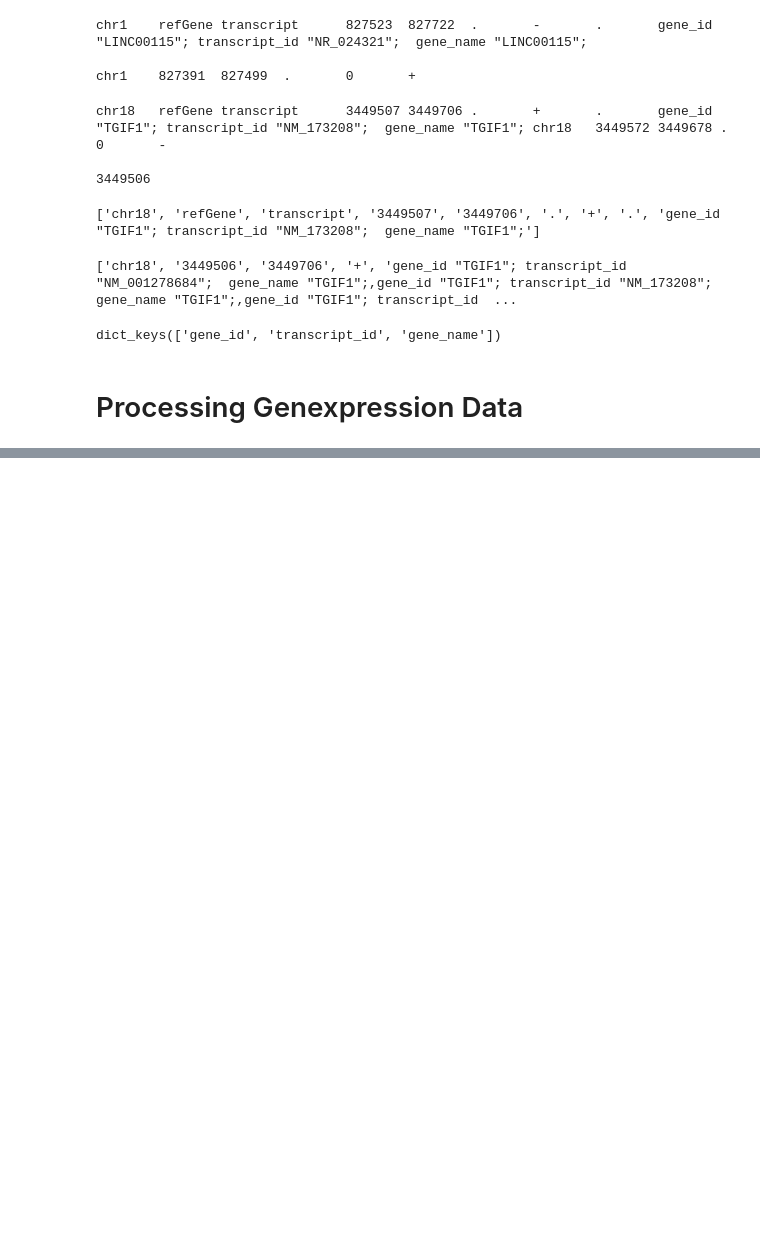
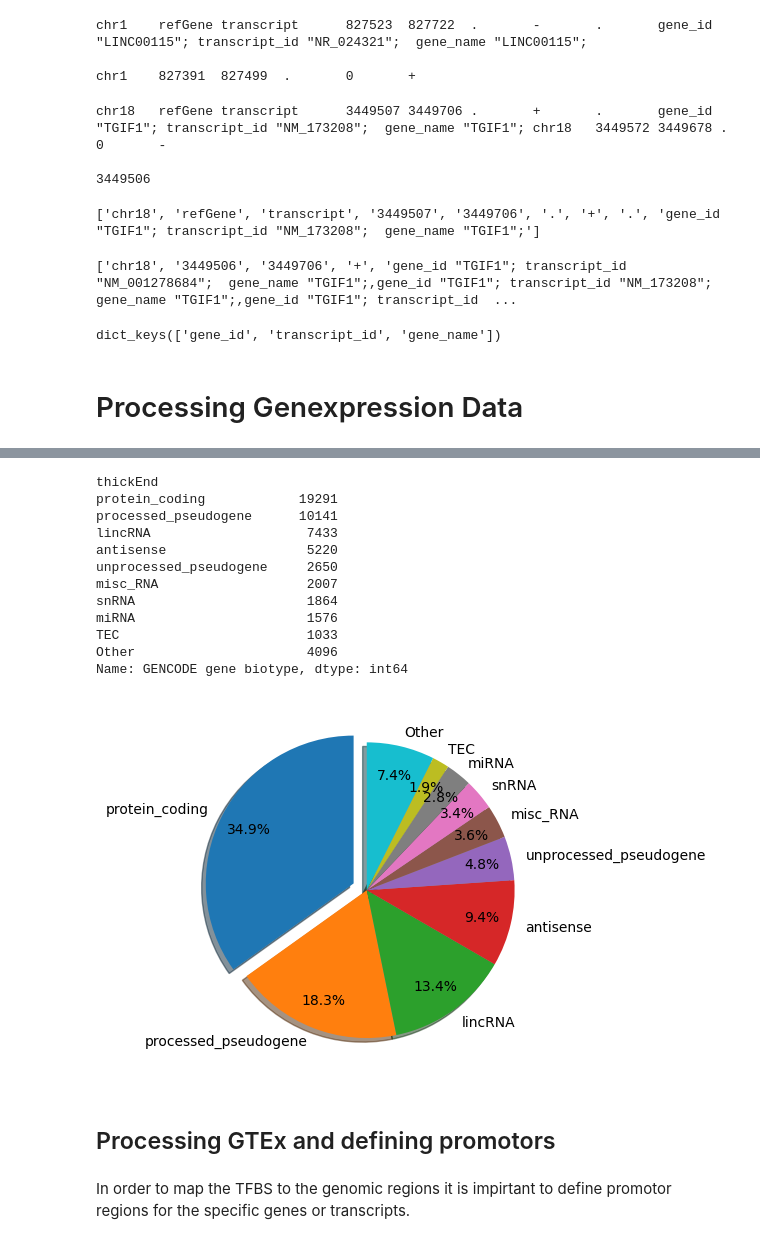
Before and after one commit to JulianMeigen/Bachelor, a Jupyter notebook: Collect_Data/Beginning.ipynb, the cells around one changed output, grey strips where cells are left out. Saved outputs shown, nothing was run; the diff lists cells and outputs as text; code cells hidden in the pictures; blank space fills up the shorter version.

Commit message:
processing_prom_with_TFBS.py

```diff
--- a/Collect_Data/Beginning.ipynb
+++ b/Collect_Data/Beginning.ipynb
@@ -324,0 +338,7 @@ gene_expr
+# %%
+gtex_path = "/sybig/projects/GeneRegulation/data/jme/Bachelorarbeit/raw_data/gtex/gtexGeneV8.txt"
+
+gtex = pybedtools.BedTool(gtex_path)
+# %%
+df_gtex = gtex.to_dataframe()
+df_gtex
@@ -324,0 +375,32 @@ gene_expr
+# %%
+count_genetype = df_gtex["thickEnd"].value_counts()
+count_genetype.name = "GENCODE gene biotype"
+
+relevant = count_genetype[:9]
+other = count_genetype[10:].sum()
+relevant["Other"] = other
+
+fig = plt.figure()
+relevant.plot.pie(figsize=(6,6), subplots=True, explode=[0.1, 0.0, 0.0, 0.0, 0.0, 0.0, 0.0, 0.0, 0.0, 0.0], shadow = True, startangle= 90, autopct='%1.1f%%',  pctdistance=0.8, labeldistance=1.1)
+plt.ylabel("")
+fig.show()
+#fig.savefig("GTEx_genetype_count_pie.png")
+relevant
+# %% [output]
+thickEnd
+protein_coding            19291
+processed_pseudogene      10141
+lincRNA                    7433
+antisense                  5220
+unprocessed_pseudogene     2650
+misc_RNA                   2007
+snRNA                      1864
+miRNA                      1576
+TEC                        1033
+Other                      4096
+Name: GENCODE gene biotype, dtype: int64
+[figure, added]
+# %% [markdown]
+## Processing GTEx and defining promotors
+# %% [markdown]
+In order to map the TFBS to the genomic regions it is impirtant to define promotor regions for the specific genes or transcripts.
```
Also changed, not shown: parts of 18 cells of this notebook, 5 other files.
